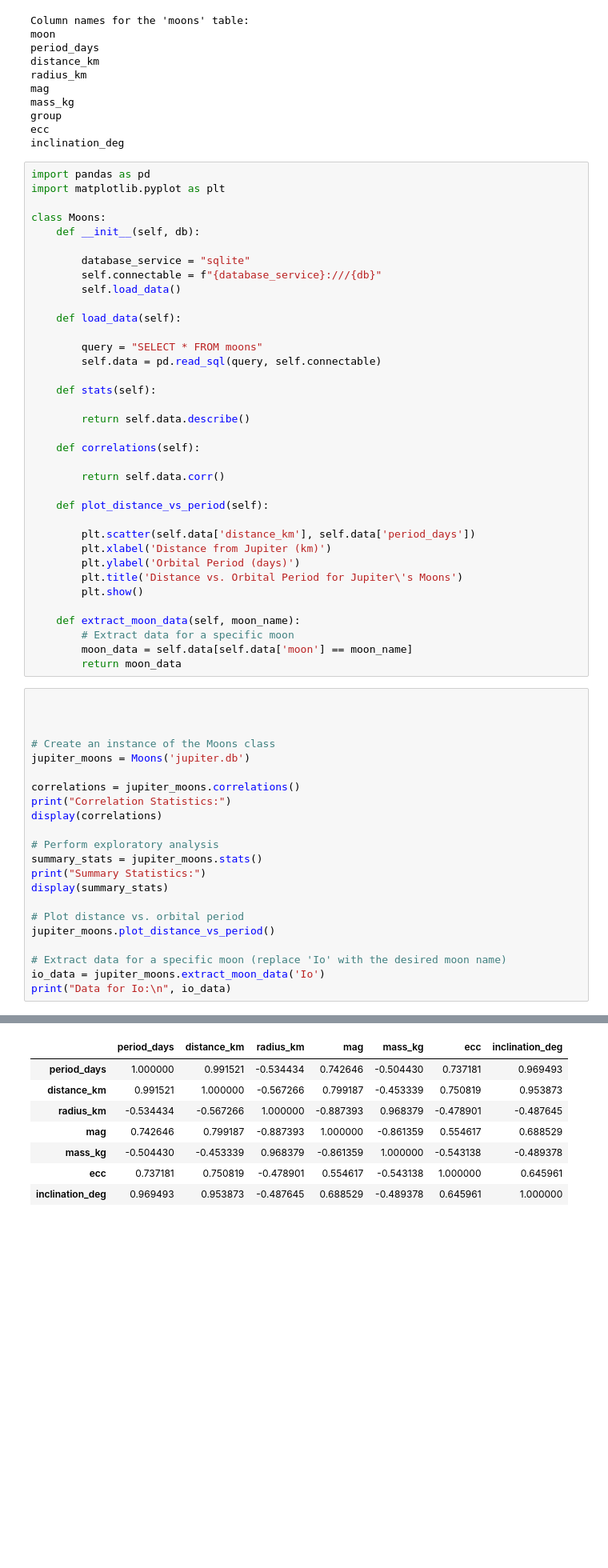
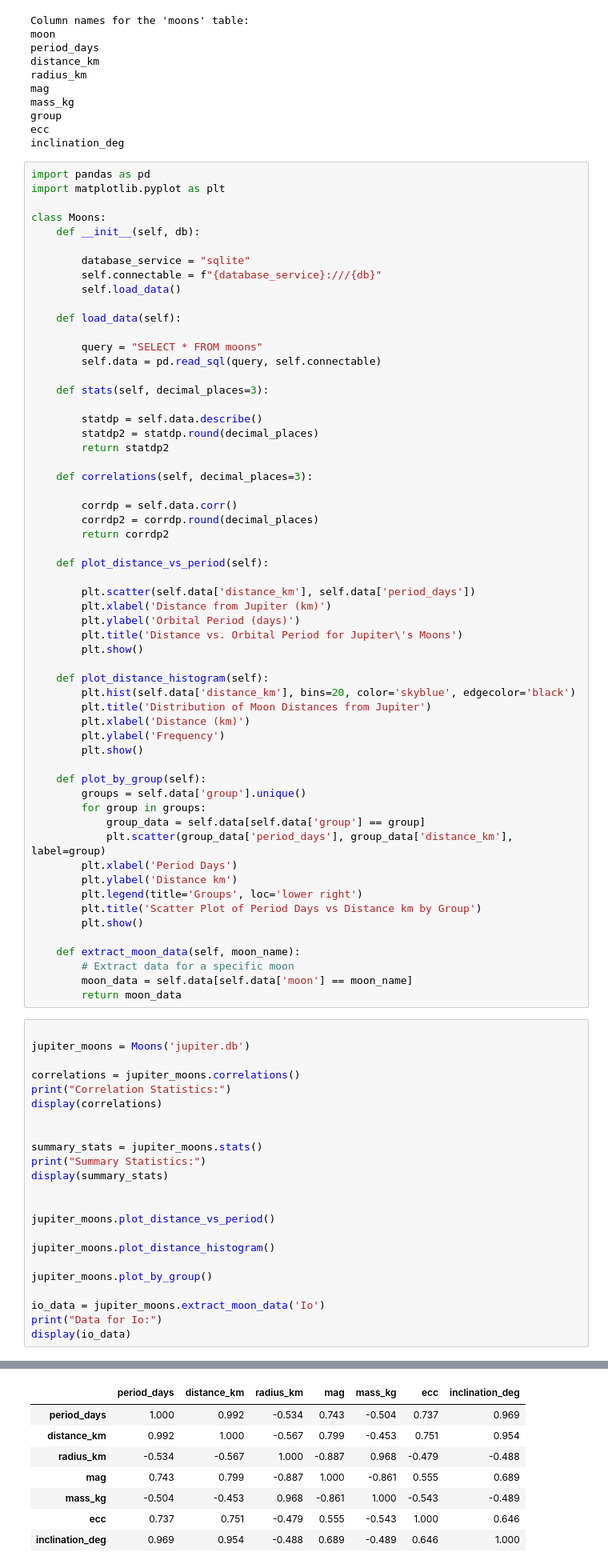
Before and after one commit to nickhardman3/y2_Assignment1, a Jupyter notebook: acode.ipynb, the cells around one changed output, grey strips where cells are left out. Shown at 80% size. Drawn from its saved outputs; the diff is of its cells as text; blank space fills up the shorter version.

Commit message:
added code to include a scatter according to group of moon

```diff
--- a/acode.ipynb
+++ b/acode.ipynb
@@ -76,13 +57,17 @@ class Moons:
         query = "SELECT * FROM moons"
         self.data = pd.read_sql(query, self.connectable)
 
-    def stats(self):
+    def stats(self, decimal_places=3):
 
-        return self.data.describe()
+        statdp = self.data.describe()
+        statdp2 = statdp.round(decimal_places)
+        return statdp2
 
-    def correlations(self):
+    def correlations(self, decimal_places=3):
 
-        return self.data.corr()
+        corrdp = self.data.corr()
+        corrdp2 = corrdp.round(decimal_places)
+        return corrdp2
 
     def plot_distance_vs_period(self):
 
@@ -92,41 +77,60 @@ class Moons:
         plt.title('Distance vs. Orbital Period for Jupiter\'s Moons')
         plt.show()
 
+    def plot_distance_histogram(self):
+        plt.hist(self.data['distance_km'], bins=20, color='skyblue', edgecolor='black')
+        plt.title('Distribution of Moon Distances from Jupiter')
+        plt.xlabel('Distance (km)')
+        plt.ylabel('Frequency')
+        plt.show()
+
+    def plot_by_group(self):
+        groups = self.data['group'].unique()
+        for group in groups:
+            group_data = self.data[self.data['group'] == group]
+            plt.scatter(group_data['period_days'], group_data['distance_km'], label=group)
+        plt.xlabel('Period Days')
+        plt.ylabel('Distance km')
+        plt.legend(title='Groups', loc='lower right')
+        plt.title('Scatter Plot of Period Days vs Distance km by Group')
+        plt.show()
+
     def extract_moon_data(self, moon_name):
         # Extract data for a specific moon
         moon_data = self.data[self.data['moon'] == moon_name]
         return moon_data
 # %%
 
-
-
-# Create an instance of the Moons class
 jupiter_moons = Moons('jupiter.db')
 
 correlations = jupiter_moons.correlations()
 print("Correlation Statistics:")
 display(correlations)
 
-# Perform exploratory analysis
+
 summary_stats = jupiter_moons.stats()
 print("Summary Statistics:")
 display(summary_stats)
 
-# Plot distance vs. orbital period
+
 jupiter_moons.plot_distance_vs_period()
 
-# Extract data for a specific moon (replace 'Io' with the desired moon name)
+jupiter_moons.plot_distance_histogram()
+
+jupiter_moons.plot_by_group()
+
 io_data = jupiter_moons.extract_moon_data('Io')
-print("Data for Io:\n", io_data)
+print("Data for Io:")
+display(io_data)
 # %% [output]
 Correlation Statistics:
 |  | period_days | distance_km | radius_km | mag | mass_kg | ecc | inclination_deg |
-| period_days | 1.000000 | 0.991521 | -0.534434 | 0.742646 | -0.504430 | 0.737181 | 0.969493 |
-| distance_km | 0.991521 | 1.000000 | -0.567266 | 0.799187 | -0.453339 | 0.750819 | 0.953873 |
-| radius_km | -0.534434 | -0.567266 | 1.000000 | -0.887393 | 0.968379 | -0.478901 | -0.487645 |
-| mag | 0.742646 | 0.799187 | -0.887393 | 1.000000 | -0.861359 | 0.554617 | 0.688529 |
-| mass_kg | -0.504430 | -0.453339 | 0.968379 | -0.861359 | 1.000000 | -0.543138 | -0.489378 |
-| ecc | 0.737181 | 0.750819 | -0.478901 | 0.554617 | -0.543138 | 1.000000 | 0.645961 |
-| inclination_deg | 0.969493 | 0.953873 | -0.487645 | 0.688529 | -0.489378 | 0.645961 | 1.000000 |
+| period_days | 1.000 | 0.992 | -0.534 | 0.743 | -0.504 | 0.737 | 0.969 |
+| distance_km | 0.992 | 1.000 | -0.567 | 0.799 | -0.453 | 0.751 | 0.954 |
+| radius_km | -0.534 | -0.567 | 1.000 | -0.887 | 0.968 | -0.479 | -0.488 |
+| mag | 0.743 | 0.799 | -0.887 | 1.000 | -0.861 | 0.555 | 0.689 |
+| mass_kg | -0.504 | -0.453 | 0.968 | -0.861 | 1.000 | -0.543 | -0.489 |
+| ecc | 0.737 | 0.751 | -0.479 | 0.555 | -0.543 | 1.000 | 0.646 |
+| inclination_deg | 0.969 | 0.954 | -0.488 | 0.689 | -0.489 | 0.646 | 1.000 |
 Summary Statistics:
 |  | period_days | distance_km | radius_km | mag | mass_kg | ecc | inclination_deg |
```
Also changed, not shown: parts of 2 cells of this notebook.
